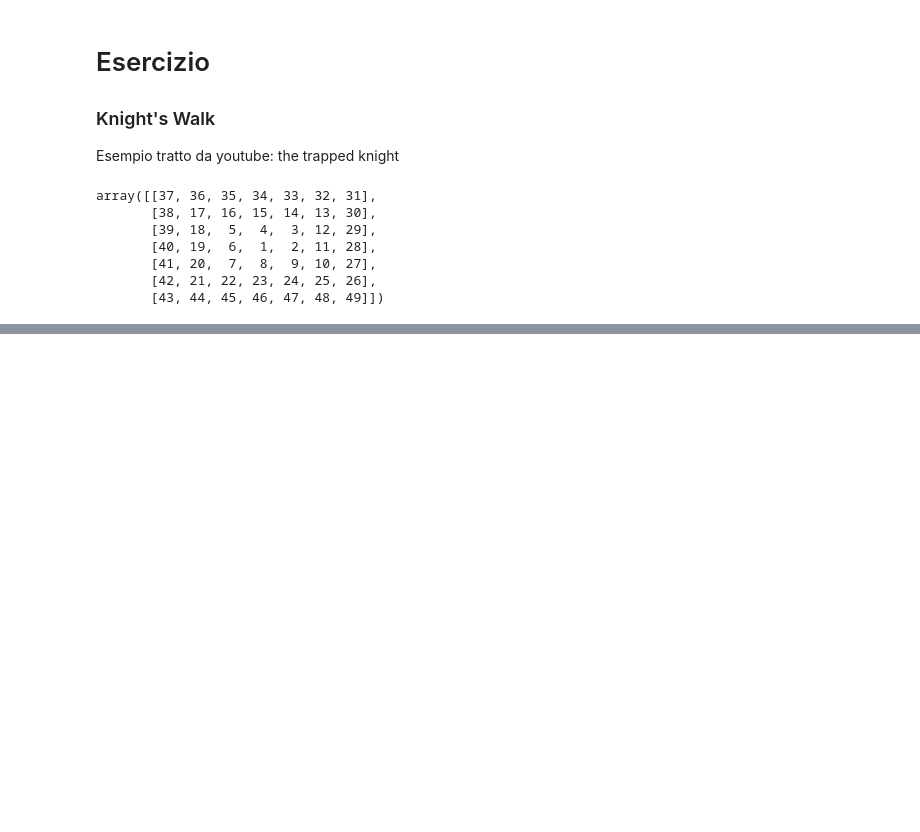
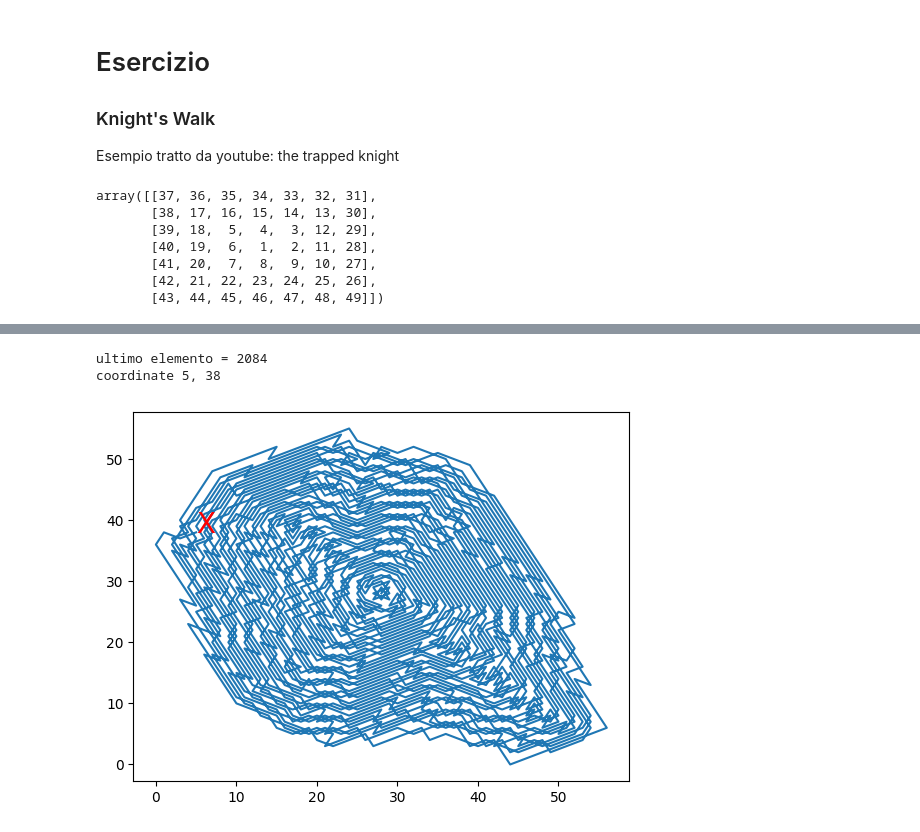
Before and after one commit to riccardodanna/ITS_PrimaRepo, a Jupyter notebook: Lezione 5.ipynb, the cells around one changed output, grey strips where cells are left out. Cells and saved outputs as stored; diff of their text form; code cells hidden in the pictures; blank space fills up the shorter version.

```diff
--- a/Lezione 5.ipynb
+++ b/Lezione 5.ipynb
@@ -298,0 +304,19 @@ simulate_walk(board)
+# %%
+# Parte 3
+# creare un grafico con il percorso del cavallo
+
+import matplotlib.pyplot as plt
+
+n = 28
+Board = initialize_board(n)
+sequence,x_coordinates,y_coordinates = simulate_walk(Board)
+# codice per plot delle coordinate
+plt.plot(x_coordinates, y_coordinates)
+plt.annotate('X', xy=(x_coordinates[-1], y_coordinates[-1]), color='red', size=20)
+
+print('ultimo elemento =', sequence[-1])
+print(f'coordinate {x_coordinates[-1]}, {y_coordinates[-1]}')
+# %% [output]
+ultimo elemento = 2084
+coordinate 5, 38
+[figure, added]
```
Also changed, not shown: parts of 6 cells of this notebook.
